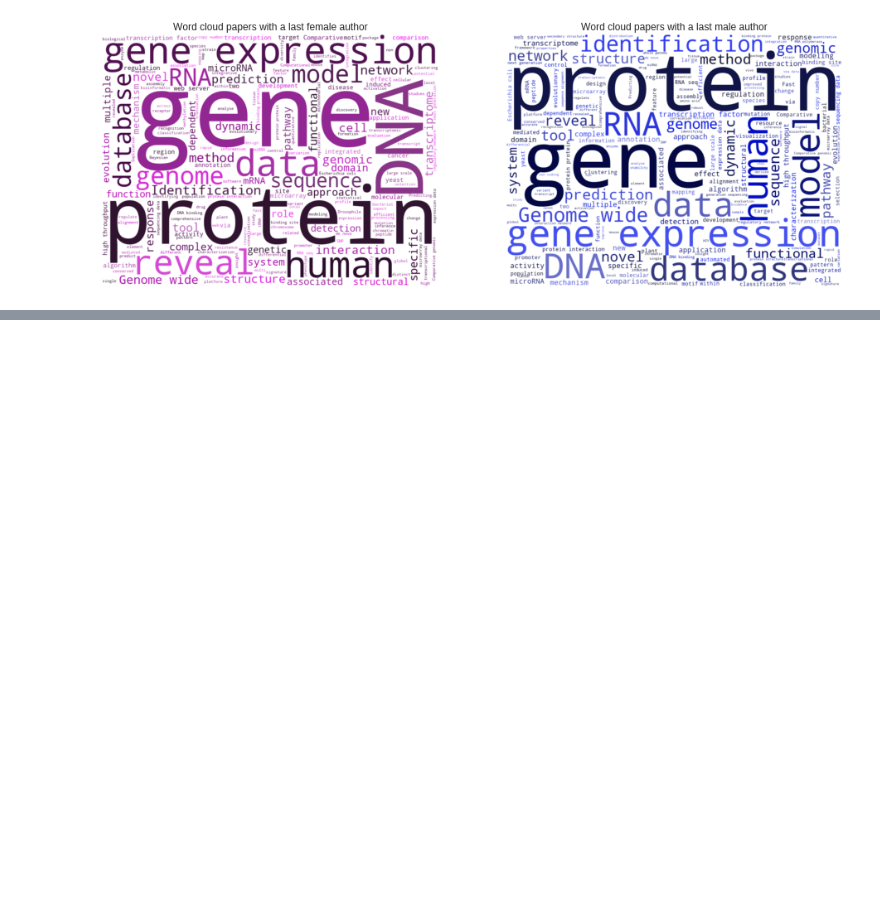
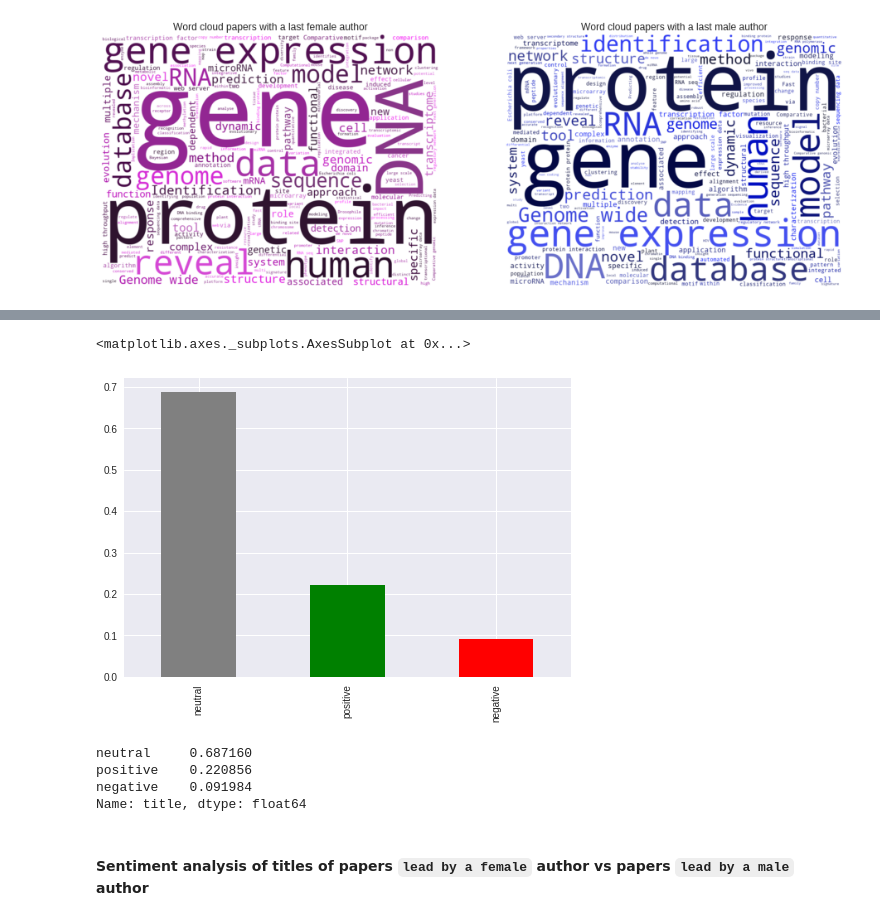
Before and after one commit to social-link-analytics-group-bsc/gender_bioinfo, a Jupyter notebook: analysis/gender_bias_analysis.ipynb, the cells around one changed output, grey strips where cells are left out. Cells and saved outputs as stored; diff of their text form; code cells hidden in the pictures; blank space fills up the shorter version.

```diff
--- a/analysis/gender_bias_analysis.ipynb
+++ b/analysis/gender_bias_analysis.ipynb
@@ -1358,0 +1428,15 @@ plt.show()
+# %%
+dist_m = sa_title_om.value_counts()/len(sa_title_om)
+dist_m.plot(kind='bar', color=['gray', 'green', 'red'])
+# %% [output]
+<matplotlib.axes._subplots.AxesSubplot at 0x...>
+[figure, added]
+# %%
+dist_m
+# %% [output]
+neutral     0.687160
+positive    0.220856
+negative    0.091984
+Name: title, dtype: float64
+# %% [markdown]
+#### Sentiment analysis of titles of papers `lead by a female` author vs papers `lead by a male` author
```
Also changed, not shown: parts of 27 cells of this notebook.
